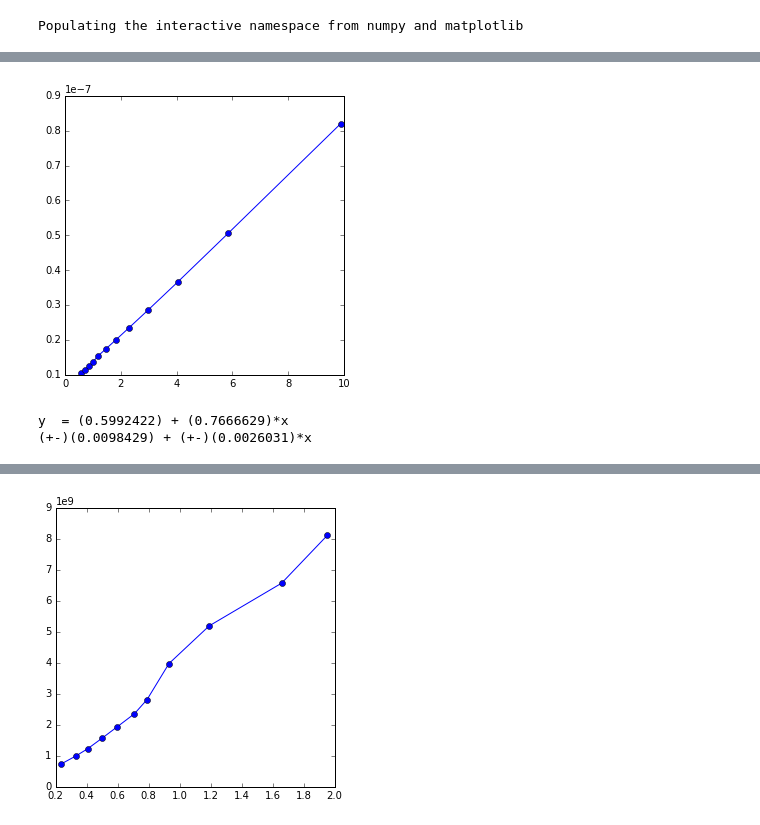
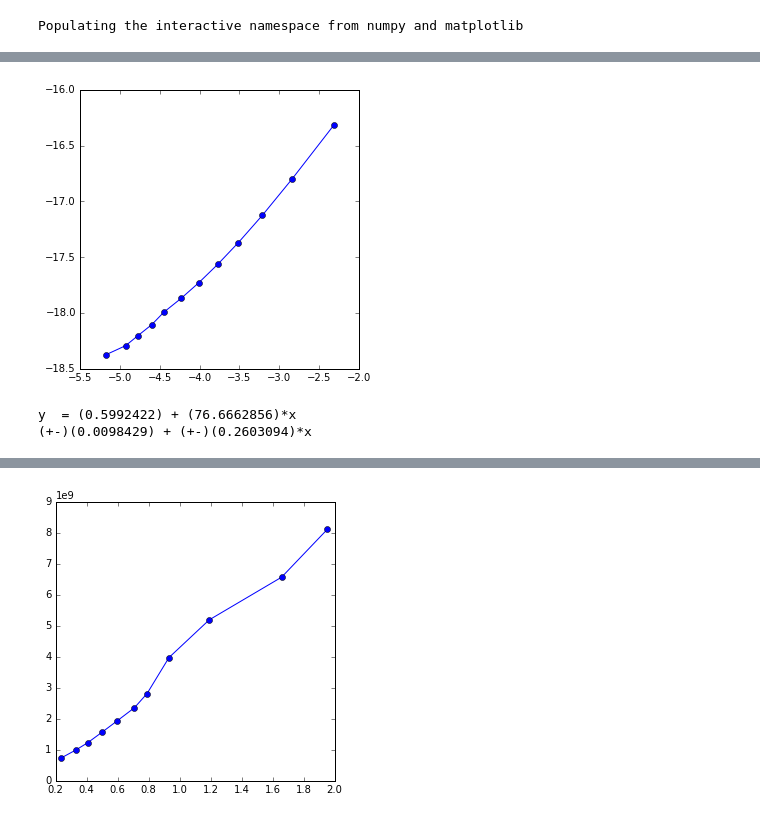
Before and after one commit to heyfaraday/labs_3sem, a Jupyter notebook: 3.2.6/analysis.ipynb, the cells around one changed output, grey strips where cells are left out. Cells and saved outputs as stored; diff of their text form; code cells hidden in the pictures.

```diff
--- a/3.2.6/analysis.ipynb
+++ b/3.2.6/analysis.ipynb
@@ -24,2 +40,2 @@ data3 = pd.read_csv('data/experiment3.csv')
 # %%
-data1['I'] = 1.32 * (1.0/2000) * (1.0/(data1['R2']*1000 + 47.5))
+data1['I'] = 10**(9)*1.32 * (1.0/2000) * (1.0/(data1['R2']*1000 + 47.5))
@@ -26,11 +58,11 @@ data1['I'] = 1.32 * (1.0/2000) * (1.0/(data1['R2']*1000 + 47.5))
 # %%
-data1['x/2a'] = data1['x']/2.48
+data1['x/2a'] = data1['x']/248
 # %%
 plt.figure(1, figsize=(5,5))
-plt.plot(data1['x/2a'], data1['I'], marker='o', color='b')
+plt.plot(np.log(data1['x/2a']), np.log(data1['I']), marker='o', color='b')
 plt.show()
 # %% [output]
-[figure, old version]
+[figure, new version]
 # %%
 def f(x, a, b):
     return a + b*x
@@ -39,7 +71,7 @@ parameters_opt, parameters_cov = opt.curve_fit(f, data1['x/2a'], data1['I']*(10*
 print("y  = ({:.7f}) + ({:.7f})*x".format(parameters_opt[0], parameters_opt[1]))
 print("(+-)({:.7f}) + (+-)({:.7f})*x".format(np.sqrt(np.diag(parameters_cov))[0], np.sqrt(np.diag(parameters_cov))[1]))
 # %% [output]
-y  = (0.5992422) + (0.7666629)*x
-(+-)(0.0098429) + (+-)(0.0026031)*x
+y  = (0.5992422) + (76.6662856)*x
+(+-)(0.0098429) + (+-)(0.2603094)*x
 # %%
 data2['theta'] = numpy.log(data2['x1'] * np.reciprocal(data2['x2']))
```
Also changed, not shown: parts of 40 cells of this notebook, 5 other files.
